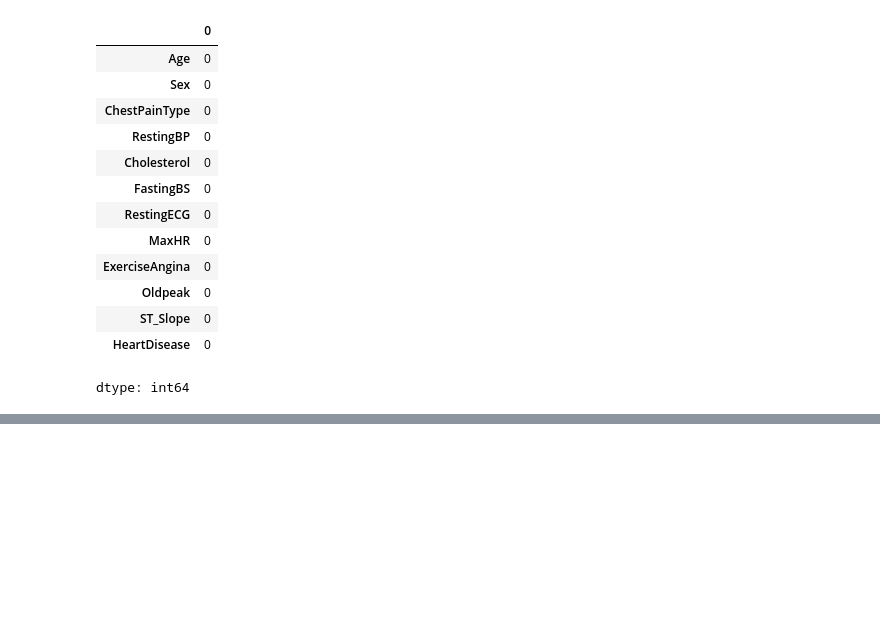
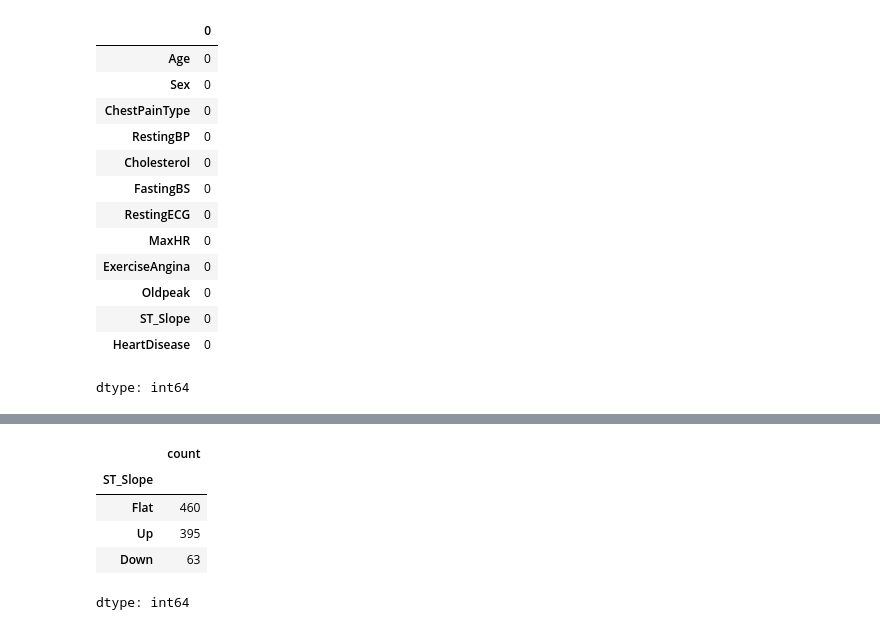
Before and after one commit to nehaljain21/Heart_Disease_EDA, a Jupyter notebook: HeartDisease.ipynb, the cells around one changed output, grey strips where cells are left out. Cells and saved outputs as stored; diff of their text form; code cells hidden in the pictures; blank space fills up the shorter version.

```diff
--- a/HeartDisease.ipynb
+++ b/HeartDisease.ipynb
@@ -81,0 +134,9 @@ dtype: int64
+# %%
+df['ST_Slope'].value_counts()
+# %% [output]
+|  | count |
+| ST_Slope |  |
+| Flat | 460 |
+| Up | 395 |
+| Down | 63 |
+dtype: int64
```
Also changed, not shown: parts of 7 cells of this notebook.
